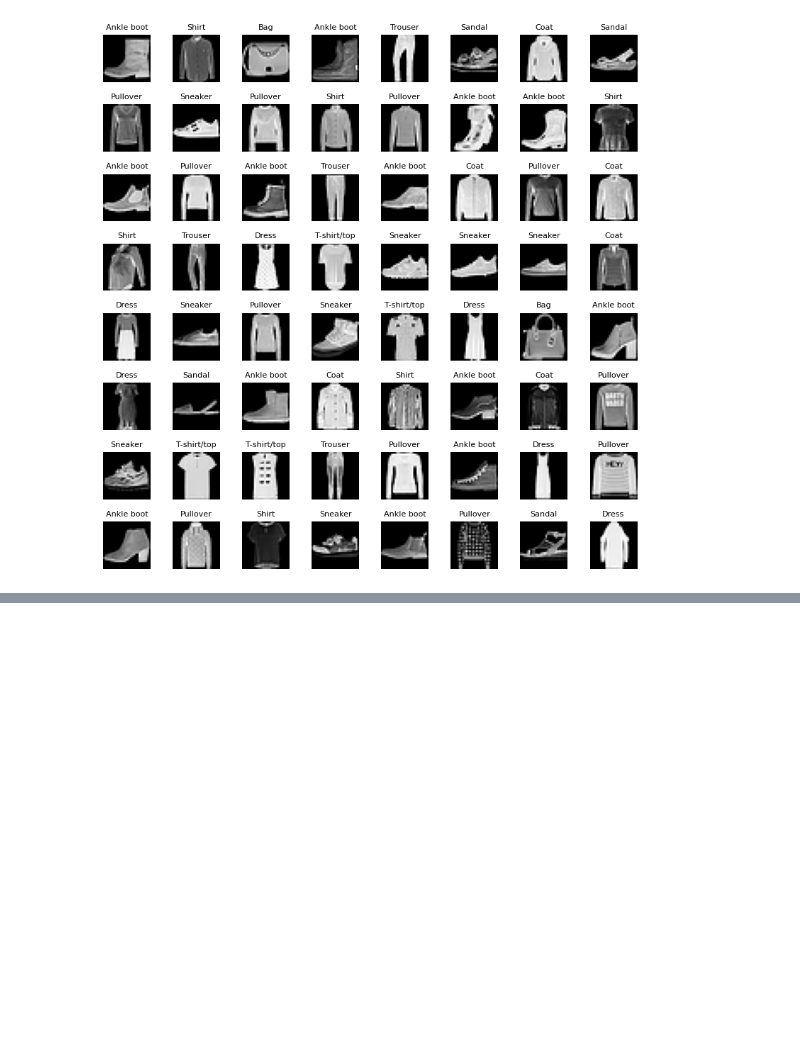
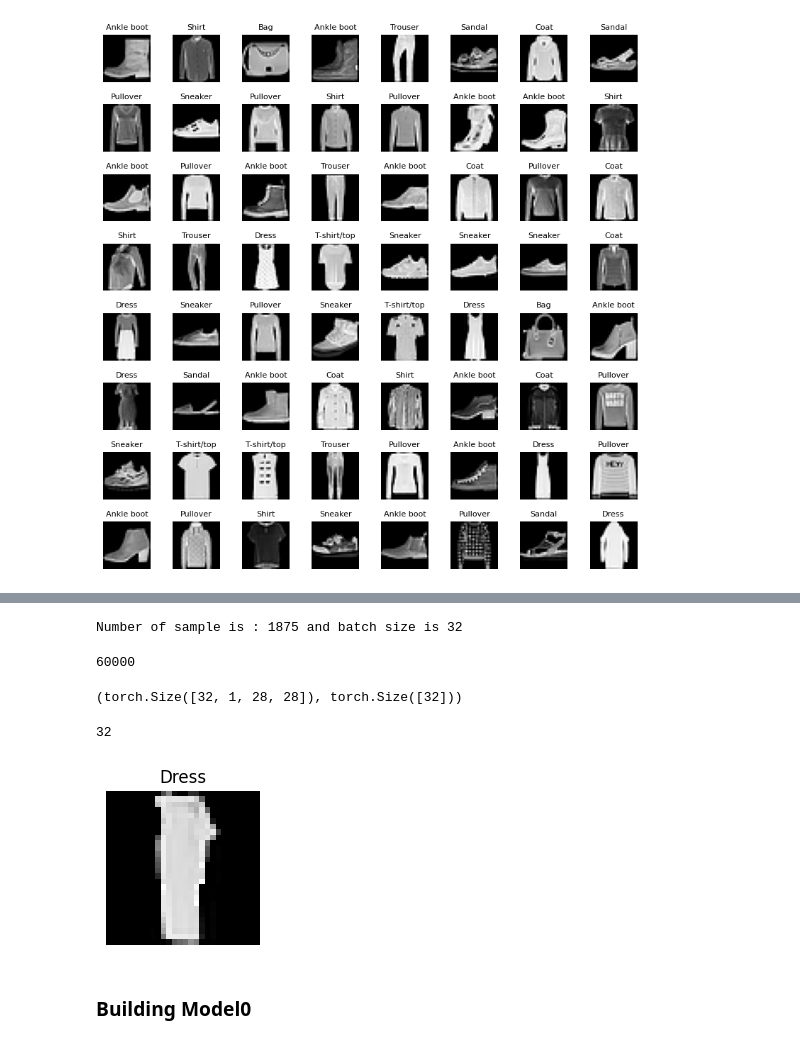
Before and after one commit to Abisheklimbu/pytorch, a Jupyter notebook: 03_computer_vision.ipynb, the cells around one changed output, grey strips where cells are left out. Drawn from its saved outputs; the diff is of its cells as text; code cells hidden in the pictures; blank space fills up the shorter version.

Commit message:
computer vision modelv0 added

```diff
--- a/03_computer_vision.ipynb
+++ b/03_computer_vision.ipynb
@@ -124,0 +135,43 @@ plt.tight_layout()
+# %%
+from torch.utils.data import DataLoader
+
+# train data
+train_dataloader = DataLoader(train_data,
+                              batch_size=32,
+                              shuffle=True)
+
+# test data
+test_dataloader = DataLoader(test_data,
+                              batch_size=32,
+                              shuffle=False)
+# %%
+print(f"Number of sample is : {len(train_dataloader)} and batch size is 32")
+# %% [output]
+Number of sample is : 1875 and batch size is 32
+# %%
+1875 * 32
+# %% [output]
+60000
+# %%
+train_features_batch, train_labels_batch = next(iter(train_dataloader))
+train_features_batch.shape, train_labels_batch.shape
+# %% [output]
+(torch.Size([32, 1, 28, 28]), torch.Size([32]))
+# %%
+len(train_features_batch)
+# %% [output]
+32
+# %%
+# visualize on sample inside train_dataloader
+torch.manual_seed(42)
+plt.figure(figsize=(2,2))
+random_idx = torch.randint(0, len(train_features_batch), size=[1]).item()
+img, label = train_features_batch[random_idx], train_labels_batch[random_idx]
+plt.imshow(img.squeeze(), cmap='gray')
+plt.title(class_names[label])
+plt.axis('off')
+plt.show()
+# %% [output]
+[figure, added]
+# %% [markdown]
+### Building Model0
```
Also changed, not shown: parts of 7 cells of this notebook.
